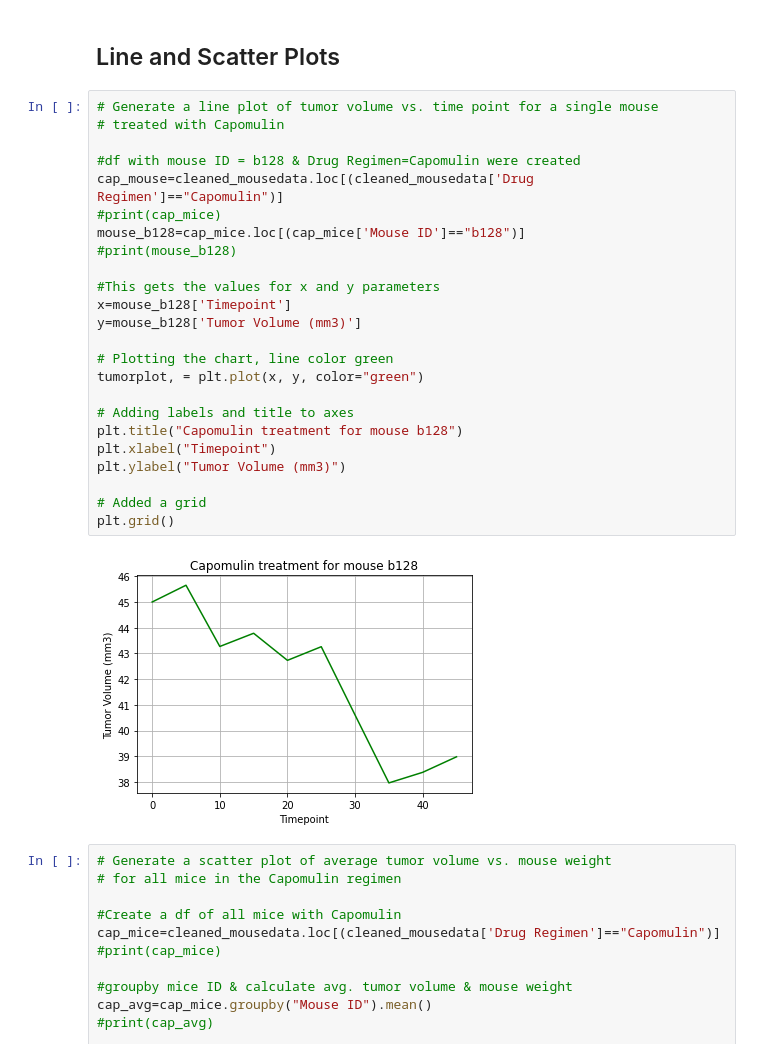
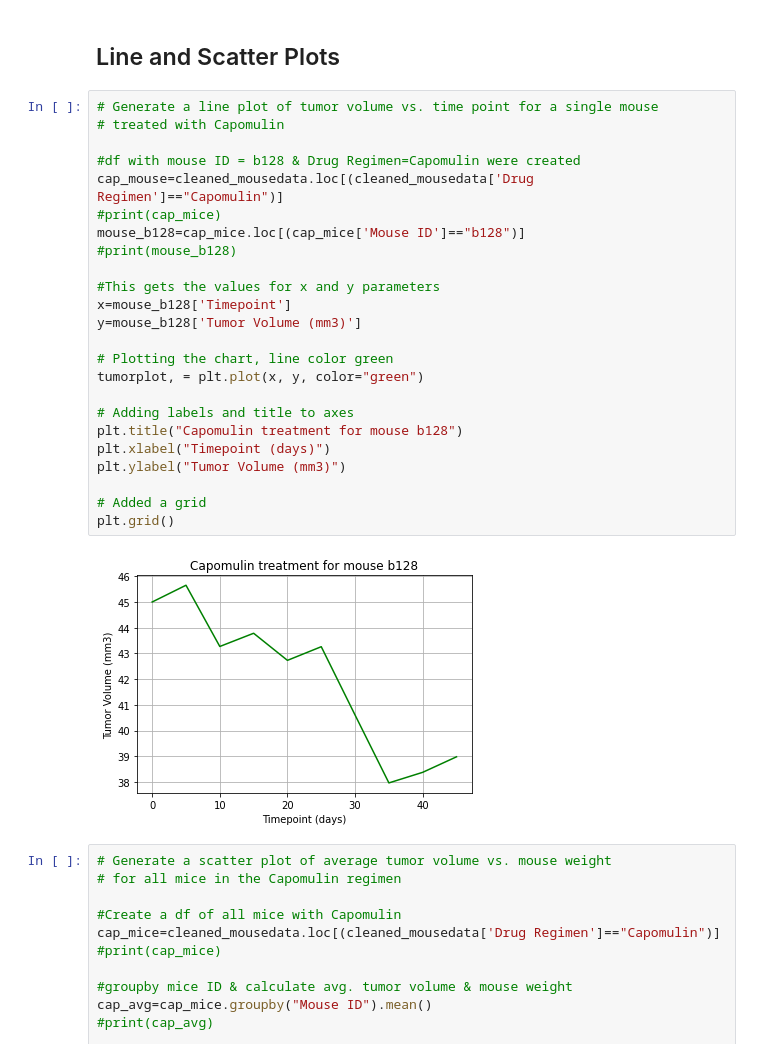
Before and after one commit to coolshams/matplotlib, a Jupyter notebook: Pymaceuticals/pymaceuticals_starter.ipynb, the cells around one changed output. Cells and saved outputs as stored; diff of their text form.

```diff
--- a/Pymaceuticals/pymaceuticals_starter.ipynb
+++ b/Pymaceuticals/pymaceuticals_starter.ipynb
@@ -318,29 +346,29 @@ Calculate the quartiles and IQR and quantitatively determine if there are any po
 # %%
 # Generate a line plot of tumor volume vs. time point for a single mouse
 # treated with Capomulin
 
 #df with mouse ID = b128 & Drug Regimen=Capomulin were created
 cap_mouse=cleaned_mousedata.loc[(cleaned_mousedata['Drug Regimen']=="Capomulin")]
 #print(cap_mice)
 mouse_b128=cap_mice.loc[(cap_mice['Mouse ID']=="b128")]
 #print(mouse_b128)
 
 #This gets the values for x and y parameters
 x=mouse_b128['Timepoint']
 y=mouse_b128['Tumor Volume (mm3)']
 
 # Plotting the chart, line color green
 tumorplot, = plt.plot(x, y, color="green")
 
 # Adding labels and title to axes
 plt.title("Capomulin treatment for mouse b128")
-plt.xlabel("Timepoint")
+plt.xlabel("Timepoint (days)")
 plt.ylabel("Tumor Volume (mm3)")
 
 # Added a grid
 plt.grid()
 # %% [output]
-[figure, old version]
+[figure, new version]
 # %%
 # Generate a scatter plot of average tumor volume vs. mouse weight
 # for all mice in the Capomulin regimen
```
Also changed, not shown: parts of 14 cells of this notebook, 2 other files.
